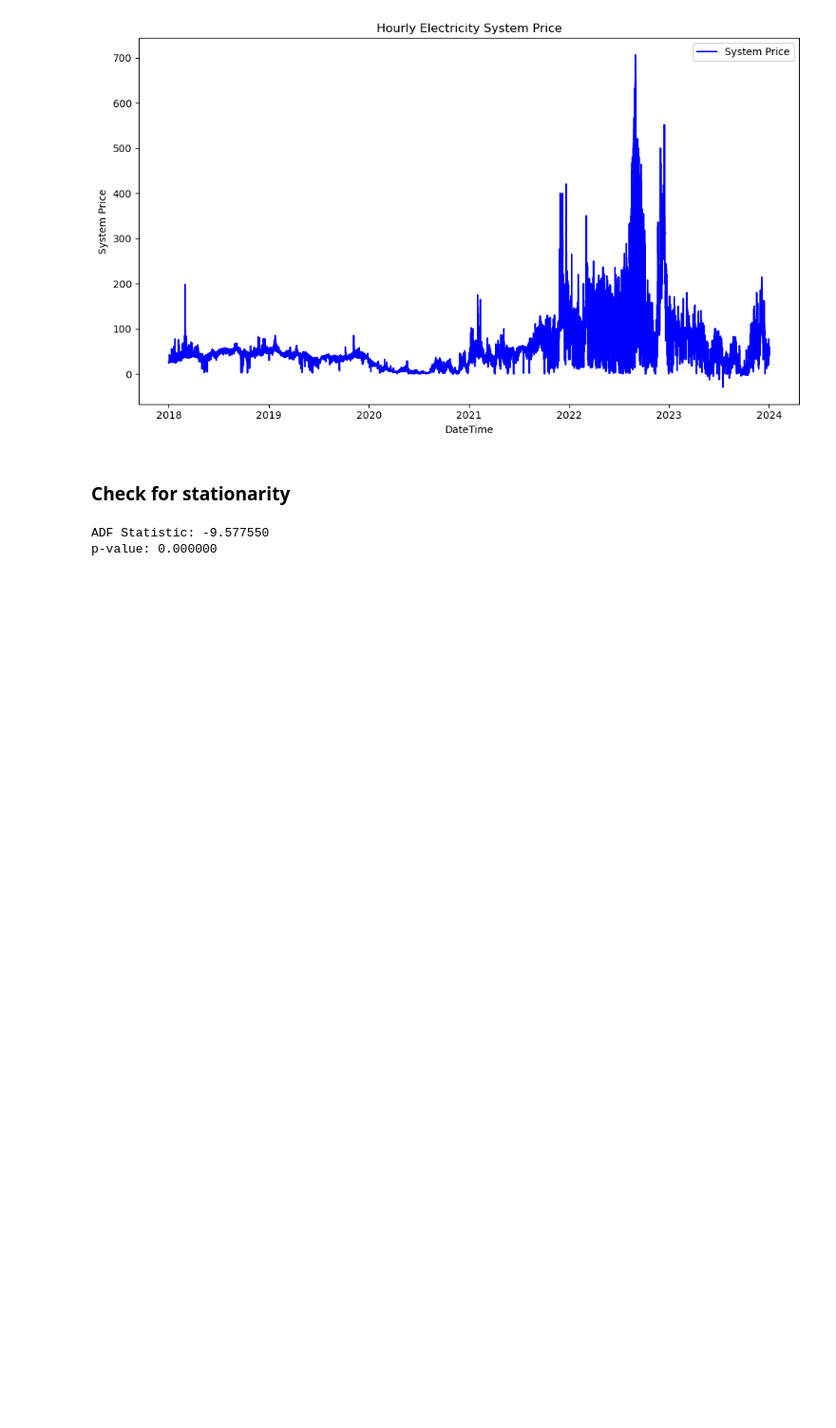
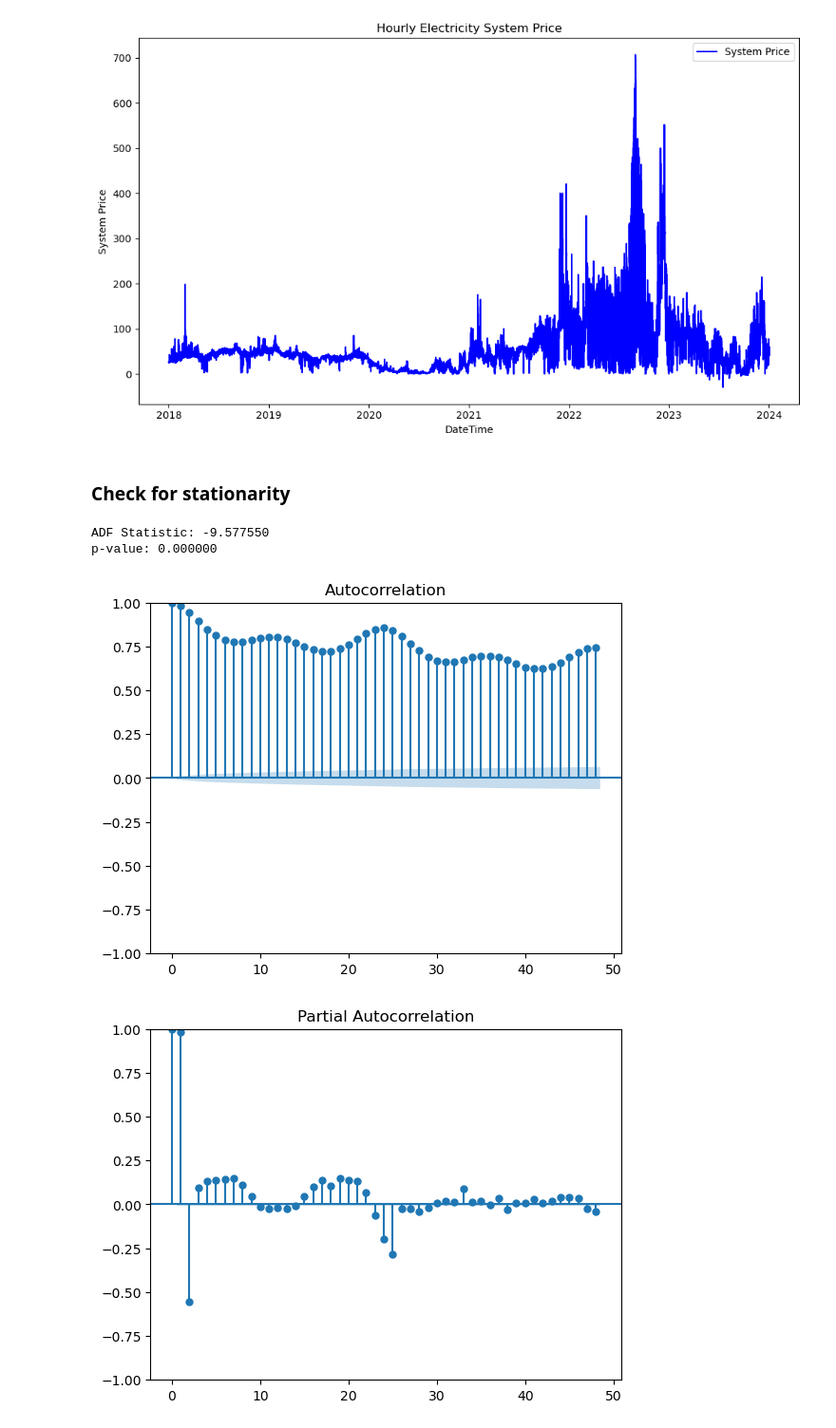
Before and after one commit to evenbakke/MasterThesis-, a Jupyter notebook: ARIMA.ipynb, the cells around one changed output. Shown at 95% size. Cells and saved outputs as stored; diff of their text form; code cells hidden in the pictures; blank space fills up the shorter version.

```diff
--- a/ARIMA.ipynb
+++ b/ARIMA.ipynb
@@ -94,0 +92,10 @@ data_diff = df['systemPrice'].diff().dropna()  # First difference
+# %%
+from statsmodels.graphics.tsaplots import plot_acf, plot_pacf
+
+# Plot ACF and PACF for the differenced and seasonally differenced data
+plot_acf(df)
+plot_pacf(df)
+plt.show()
+# %% [output]
+[figure, added]
+[figure, added]
```
Also changed, not shown: parts of 6 cells of this notebook.
